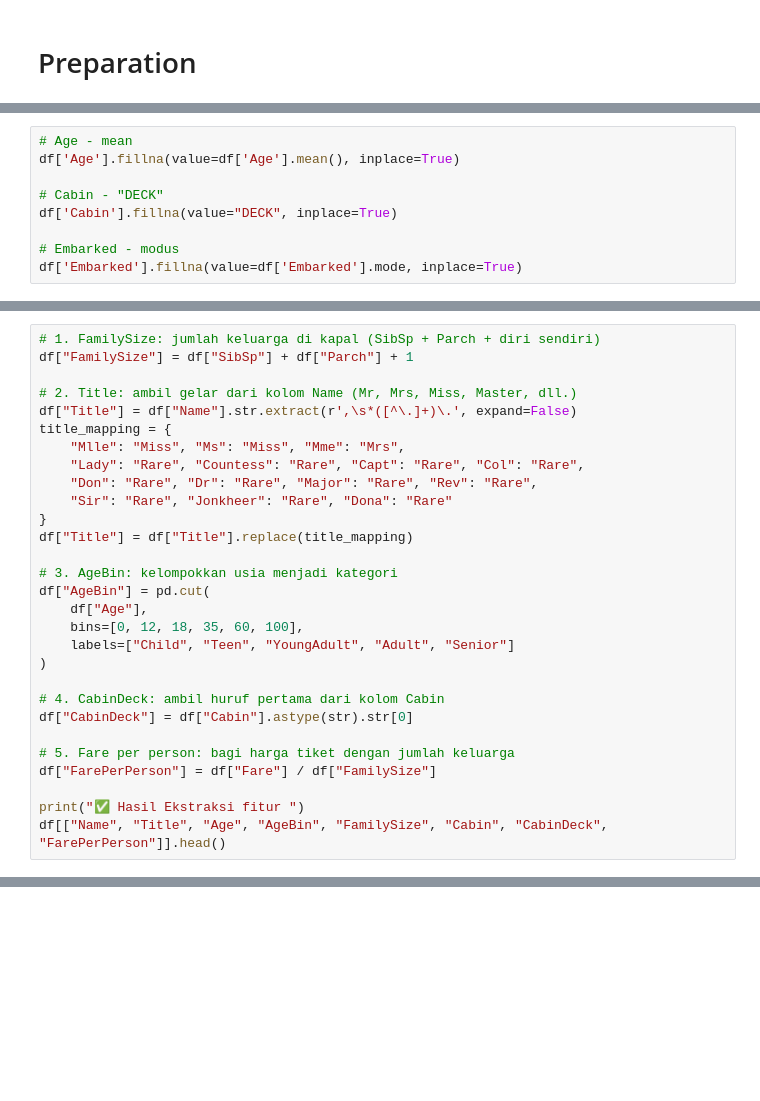
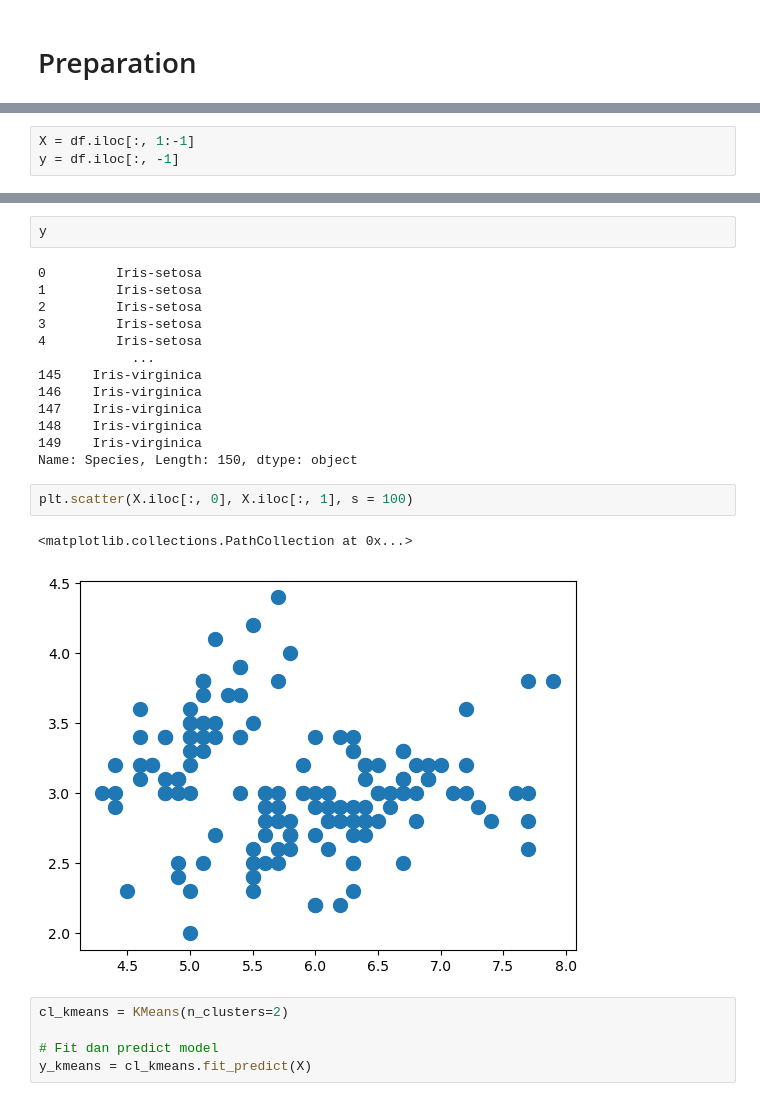
Before and after one commit to FarrelAD/Sinau-Mesin, a Jupyter notebook: notebooks/04-jobsheet-04/practicum-01.ipynb, the cells around one changed output, grey strips where cells are left out. Drawn from its saved outputs; the diff is of its cells as text; blank space fills up the shorter version.

```diff
--- a/notebooks/04-jobsheet-04/practicum-01.ipynb
+++ b/notebooks/04-jobsheet-04/practicum-01.ipynb
@@ -73,9 +33,0 @@ dtype: int64
-# %%
-# Age - mean
-df['Age'].fillna(value=df['Age'].mean(), inplace=True)
-
-# Cabin - "DECK"
-df['Cabin'].fillna(value="DECK", inplace=True)
-
-# Embarked - modus
-df['Embarked'].fillna(value=df['Embarked'].mode, inplace=True)
@@ -135,29 +33,0 @@ dtype: int64
-# %%
-# 1. FamilySize: jumlah keluarga di kapal (SibSp + Parch + diri sendiri)
-df["FamilySize"] = df["SibSp"] + df["Parch"] + 1
-
-# 2. Title: ambil gelar dari kolom Name (Mr, Mrs, Miss, Master, dll.)
-df["Title"] = df["Name"].str.extract(r',\s*([^\.]+)\.', expand=False)
-title_mapping = {
-    "Mlle": "Miss", "Ms": "Miss", "Mme": "Mrs",
-    "Lady": "Rare", "Countess": "Rare", "Capt": "Rare", "Col": "Rare",
-    "Don": "Rare", "Dr": "Rare", "Major": "Rare", "Rev": "Rare",
-    "Sir": "Rare", "Jonkheer": "Rare", "Dona": "Rare"
-}
-df["Title"] = df["Title"].replace(title_mapping)
-
-# 3. AgeBin: kelompokkan usia menjadi kategori
-df["AgeBin"] = pd.cut(
-    df["Age"],
-    bins=[0, 12, 18, 35, 60, 100],
-    labels=["Child", "Teen", "YoungAdult", "Adult", "Senior"]
-)
-
-# 4. CabinDeck: ambil huruf pertama dari kolom Cabin
-df["CabinDeck"] = df["Cabin"].astype(str).str[0]
-
-# 5. Fare per person: bagi harga tiket dengan jumlah keluarga
-df["FarePerPerson"] = df["Fare"] / df["FamilySize"]
-
-print("✅ Hasil Ekstraksi fitur ")
-df[["Name", "Title", "Age", "AgeBin", "FamilySize", "Cabin", "CabinDeck", "FarePerPerson"]].head()
@@ -214,0 +34,3 @@ plt.show()
+# %%
+X = df.iloc[:, 1:-1]
+y = df.iloc[:, -1]
@@ -214,0 +53,25 @@ plt.show()
+# %%
+y
+# %% [output]
+0         Iris-setosa
+1         Iris-setosa
+2         Iris-setosa
+3         Iris-setosa
+4         Iris-setosa
+            ...
+145    Iris-virginica
+146    Iris-virginica
+147    Iris-virginica
+148    Iris-virginica
+149    Iris-virginica
+Name: Species, Length: 150, dtype: object
+# %%
+plt.scatter(X.iloc[:, 0], X.iloc[:, 1], s = 100)
+# %% [output]
+<matplotlib.collections.PathCollection at 0x...>
+[figure, added]
+# %%
+cl_kmeans = KMeans(n_clusters=2)
+
+# Fit dan predict model
+y_kmeans = cl_kmeans.fit_predict(X)
```
Also changed, not shown: parts of 19 cells of this notebook, 1 other file.
